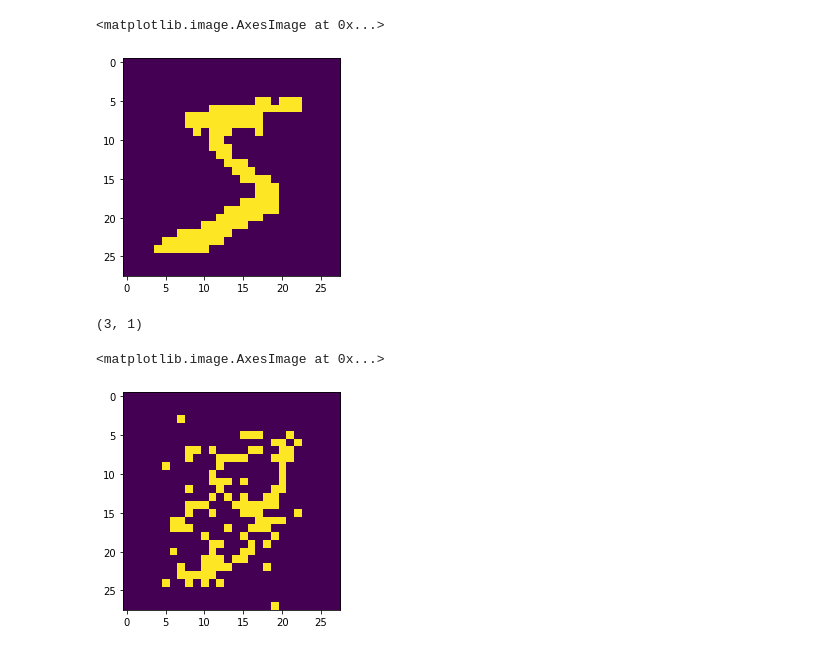
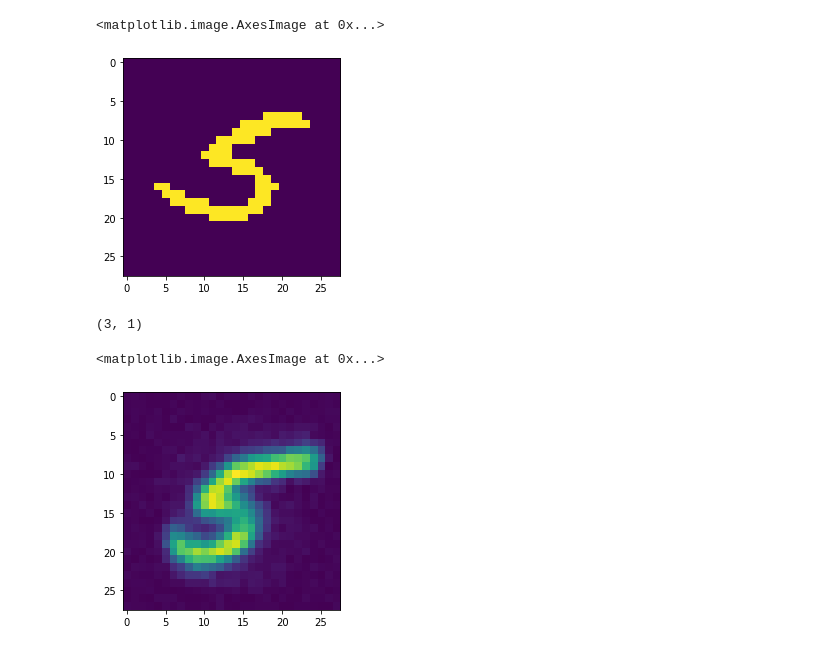
Before and after one commit to tirthasheshpatel/Generative-Models, a Jupyter notebook: RBM.ipynb, the cells around one changed output. Saved outputs shown, nothing was run; the diff lists cells and outputs as text; code cells hidden in the pictures.

```diff
--- a/RBM.ipynb
+++ b/RBM.ipynb
@@ -220,7 +220,7 @@ class BinaryRestrictedBoltzmannMachine(object):
 
         return dloss_dW, dloss_db, dloss_dc
 
-    def _apply_grads(self, lr, dloss_dW, dloss_db, dloss_dc, num_examples):
+    def _apply_grads(self, lr, dloss_dW, dloss_db, dloss_dc):
         """Update the parameters [W, b, c] of the model using
         stochastic gradient descent.
 
@@ -244,9 +244,9 @@ class BinaryRestrictedBoltzmannMachine(object):
         """
         # Remember we are perfoming gradient ASSCENT (not descent)
         # to MAXIMIZE (not minimize) the energy function!
-        self.W = self.W + lr * dloss_dW / num_examples
-        self.b = self.b + lr * dloss_db / num_examples
-        self.c = self.c + lr * dloss_dc / num_examples
+        self.W = self.W + lr * dloss_dW / self.num_examples
+        self.b = self.b + lr * dloss_db / self.num_examples
+        self.c = self.c + lr * dloss_dc / self.num_examples
 
     def fit(self, X, lr=0.1, epochs=10, method="contrastive_divergence", burn_in=1000, tune=2000, verbose=False):
         r"""Train the model on provided data
@@ -278,7 +278,7 @@ class BinaryRestrictedBoltzmannMachine(object):
         # We want to vectorize over multiple batches
         # and so we have to reshape our data to `(n_features, n_samples)`
         X = X.T
-        num_examples = X.shape[1]
+        self.num_examples = X.shape[1]
         self.visible_dims = X.shape[0]
 
         m = self.visible_dims
@@ -307,14 +307,14 @@ class BinaryRestrictedBoltzmannMachine(object):
             dloss_dW, dloss_db, dloss_dc = self._param_grads(X, Ew, Eb, Ec)
 
             # Update the parameters
-            self._apply_grads(lr, dloss_dW, dloss_db, dloss_dc, num_examples)
+            self._apply_grads(lr, dloss_dW, dloss_db, dloss_dc)
 
             if verbose:
                 sys.stdout.write(f"\rEpoch {_+1}")
 
         return self
 
-    def decode(self, H=None):
+    def decode(self, H=None, return_proba=False):
         """Move from latent space to data space. Acts like a generator.
 
         Parameters
@@ -334,6 +334,8 @@ class BinaryRestrictedBoltzmannMachine(object):
 
         # We sample the Vs given Hs.
         probs_V = sigmoid(self.W @ H + self.b)
+        if return_proba:
+            return probs_V
         return 1. * (np.random.rand(*probs_V.shape) <= probs_V)
 
     def encode(self, V):
@@ -352,6 +354,16 @@ class BinaryRestrictedBoltzmannMachine(object):
         # We will sampe a random H for a given V.
         probs_H = sigmoid(self.W.T @ V + self.c)
         return 1. * (np.random.rand(*probs_H.shape) <= probs_H)
+
+    def generate_smooth(self):
+        """Generate a continuous input space.
+
+        Returns
+        -------
+        generated: array-like
+            An array of generated input space.
+        """
+        return self.decode(return_proba=True)
 # %%
 import numpy as np
 import matplotlib.pyplot as plt
@@ -361,7 +373,7 @@ from keras.datasets import mnist
 
 # Normalize and reshape
 X_train = X_train.reshape(60000, -1)
-X_train = 1. * ((X_train[y][:20000] / 255.) >= 0.5)
+X_train = 1. * ((X_train[y == 5] / 255.) >= 0.5)
 
 # Plot some training isntances
 fig, ax = plt.subplots(nrows=3, ncols=3, figsize=(10, 10))
@@ -388,7 +400,7 @@ model = BinaryRestrictedBoltzmannMachine(hidden_dims)
 model.fit(X_train, lr=1.0, burn_in=None, tune=1, epochs=100, verbose=True)
 
 # Use the `decode()` method to generate an image.
-images = [model.decode() for _ in range(9)]
+images = [model.generate_smooth() for _ in range(9)]
 
 fig, ax = plt.subplots(nrows=3, ncols=3, figsize=(10, 10))
 ax[0, 0].imshow(images[0].reshape(28, 28))
@@ -409,17 +422,17 @@ Epoch 100
 # %%
-plt.imshow(X_train[51].reshape(28, 28))
+plt.imshow(X_train[34].reshape(28, 28))
 # %% [output]
 <matplotlib.image.AxesImage at 0x...>
-[figure, old version]
+[figure, new version]
 # %%
-encoded = model.encode(X_train[51].reshape(-1, 1))
+encoded = model.encode(X_train[34].reshape(-1, 1))
 # %%
 encoded.shape
 # %% [output]
 (3, 1)
 # %%
-decoded = model.decode(encoded)
+decoded = model.decode(encoded, return_proba=True)
 plt.imshow(decoded.reshape(28, 28))
 # %% [output]
 <matplotlib.image.AxesImage at 0x...>
-[figure, old version]
+[figure, new version]
```
Also changed, not shown: parts of 2 cells of this notebook.
